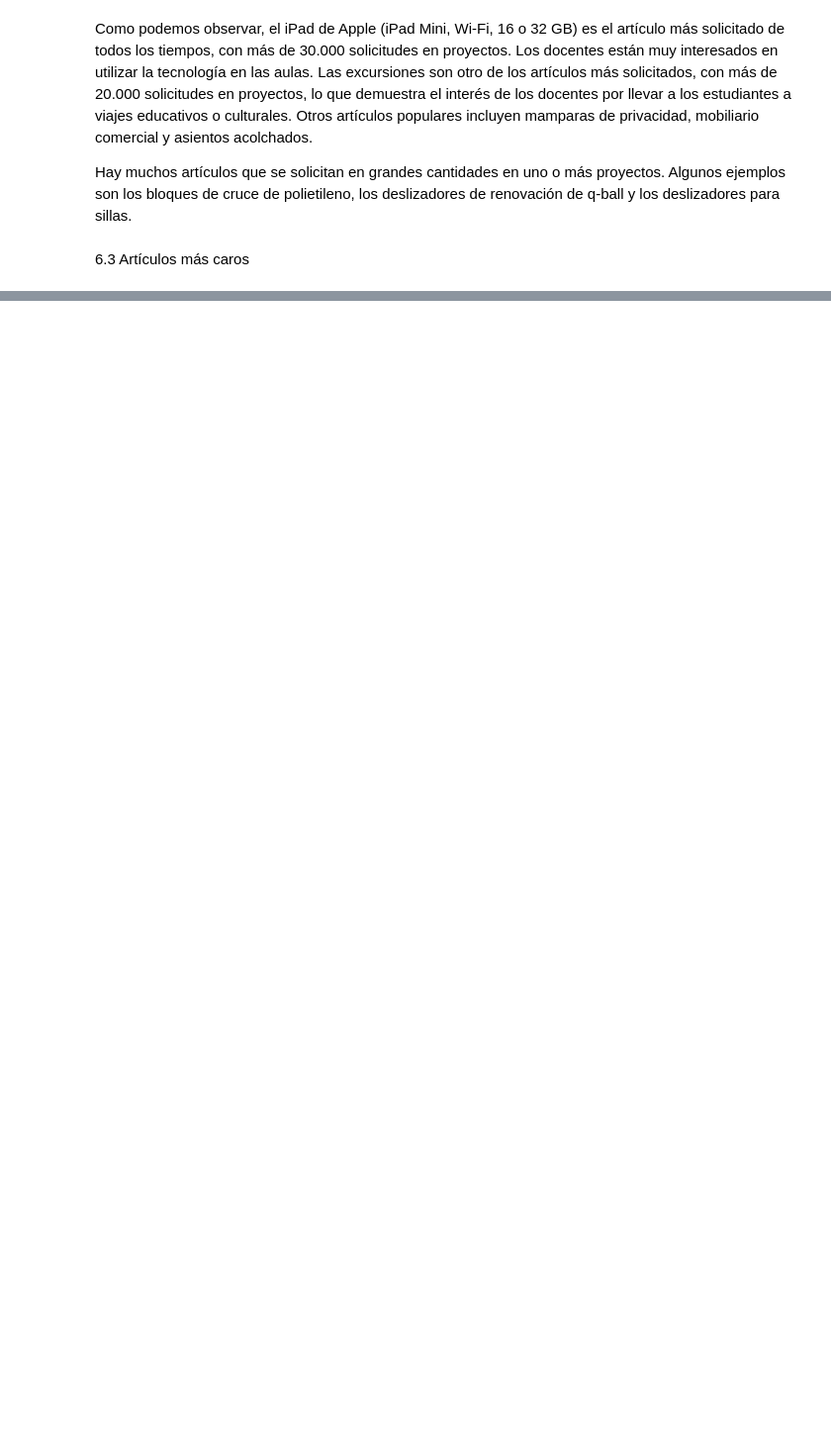
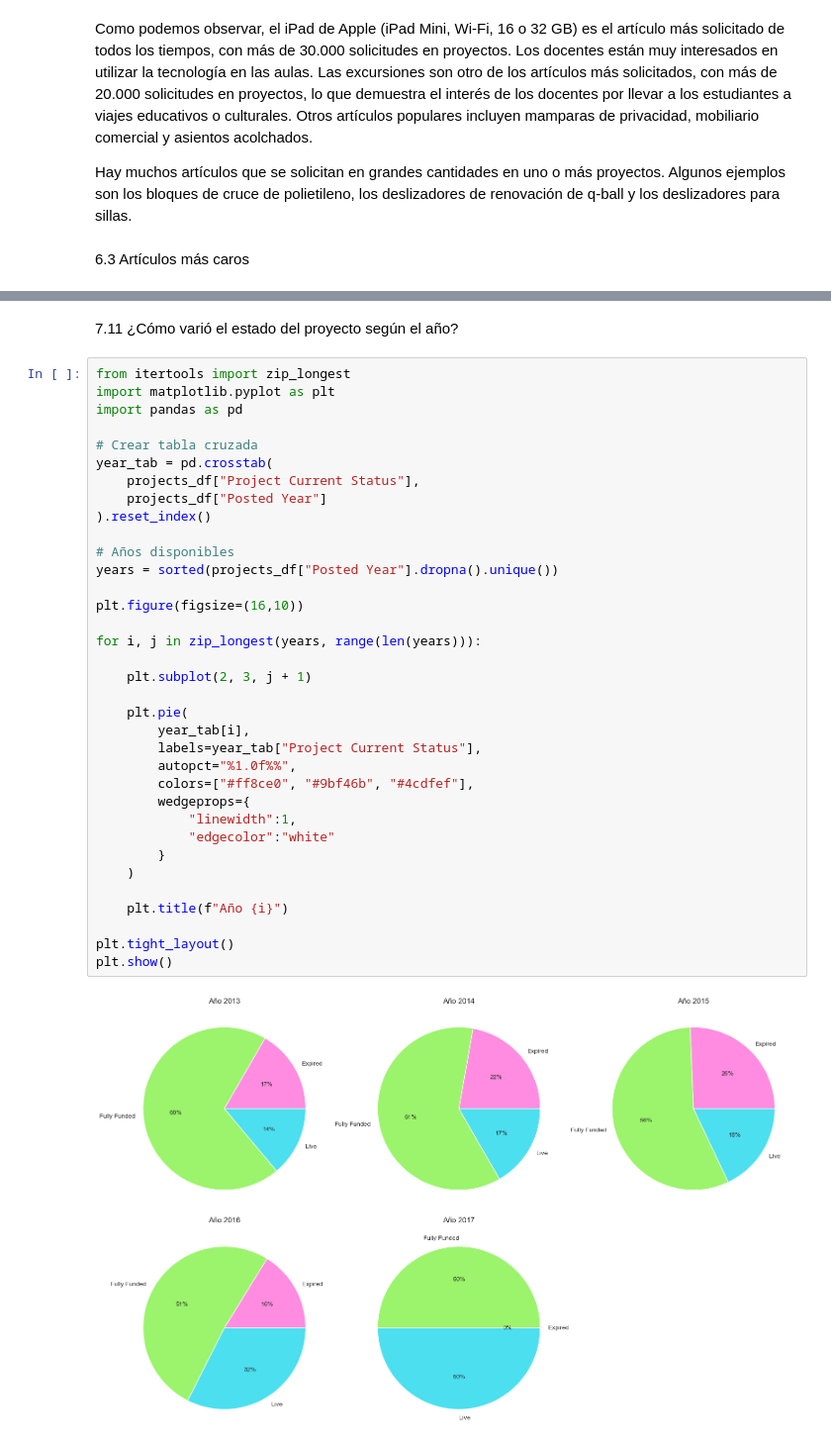
Before and after one commit to DevFntxy/ECBD_9A_IDGS_PRACTICAS_230892, a Jupyter notebook: Practica04/Practica04.ipynb, the cells around one changed output, grey strips where cells are left out. Shown at 99% size. Cells and saved outputs as stored; diff of their text form; blank space fills up the shorter version.

```diff
--- a/Practica04/Practica04.ipynb
+++ b/Practica04/Practica04.ipynb
@@ -2703,0 +3491,39 @@ iplot(fig)
+# %% [markdown]
+7.11 ¿Cómo varió el estado del proyecto según el año?
+# %%
+from itertools import zip_longest
+import matplotlib.pyplot as plt
+import pandas as pd
+
+# Crear tabla cruzada
+year_tab = pd.crosstab(
+    projects_df["Project Current Status"],
+    projects_df["Posted Year"]
+).reset_index()
+
+# Años disponibles
+years = sorted(projects_df["Posted Year"].dropna().unique())
+
+plt.figure(figsize=(16,10))
+
+for i, j in zip_longest(years, range(len(years))):
+
+    plt.subplot(2, 3, j + 1)
+
+    plt.pie(
+        year_tab[i],
+        labels=year_tab["Project Current Status"],
+        autopct="%1.0f%%",
+        colors=["#ff8ce0", "#9bf46b", "#4cdfef"],
+        wedgeprops={
+            "linewidth":1,
+            "edgecolor":"white"
+        }
+    )
+
+    plt.title(f"Año {i}")
+
+plt.tight_layout()
+plt.show()
+# %% [output]
+[figure, added]
```
Also changed, not shown: parts of 41 cells of this notebook.
